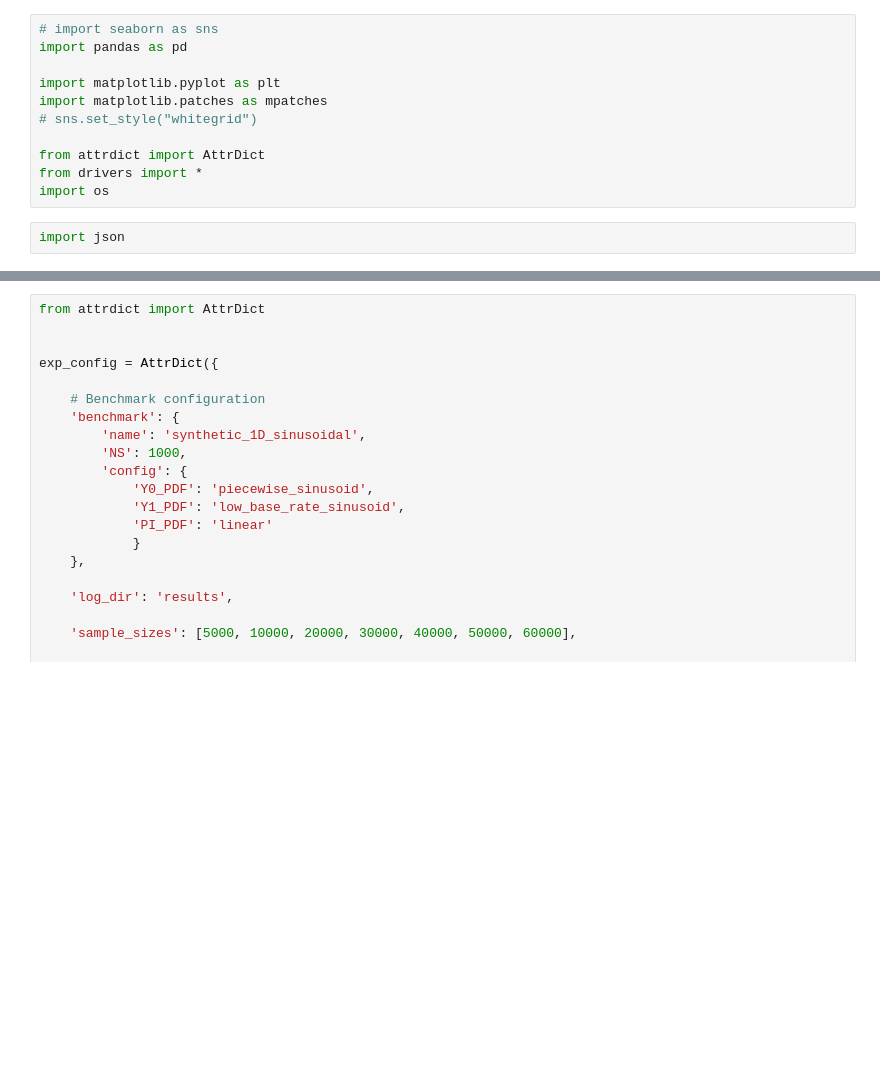
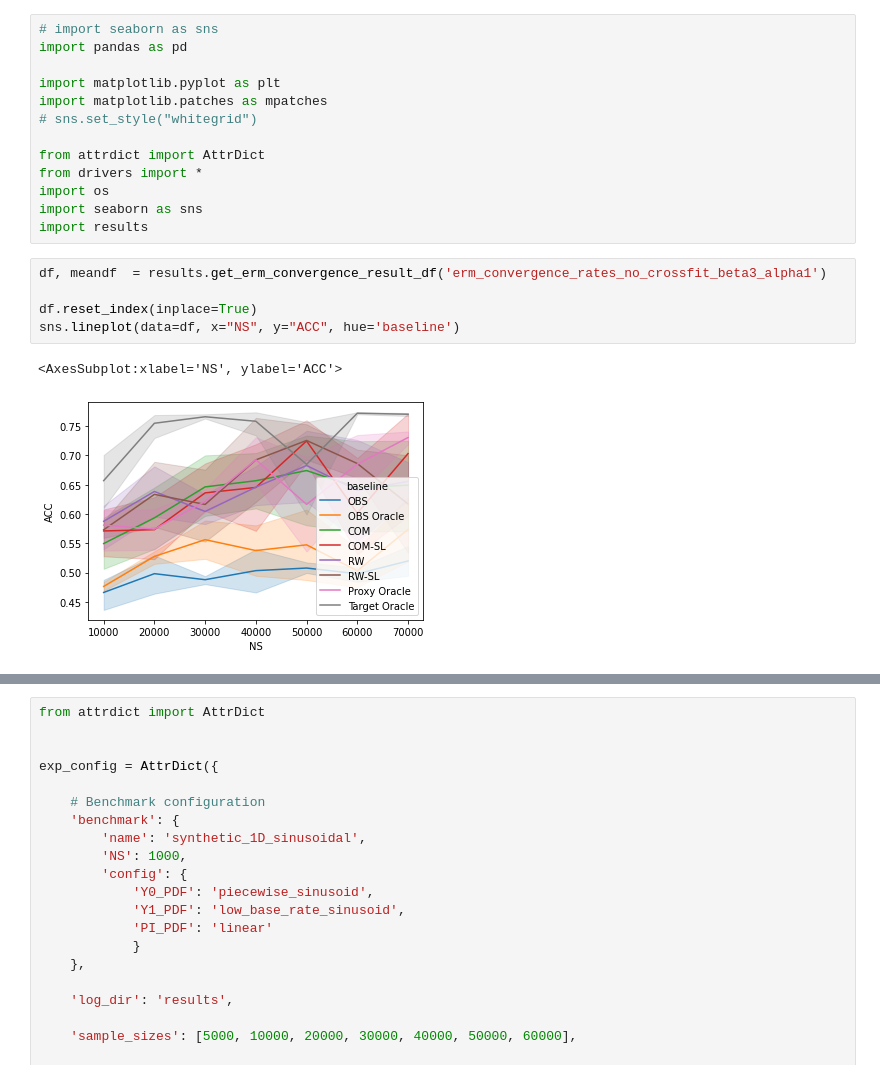
Before and after one commit to lguerdan/counterfactual-decision-support, a Jupyter notebook: notebook_development.ipynb, the cells around one changed output, grey strips where cells are left out. Drawn from its saved outputs; the diff is of its cells as text; blank space fills up the shorter version.

```diff
--- a/notebook_development.ipynb
+++ b/notebook_development.ipynb
@@ -9,5 +9,13 @@ import matplotlib.patches as mpatches
 from attrdict import AttrDict
 from drivers import *
 import os
+import seaborn as sns
+import results
-# %%
-import json
+# %%
+df, meandf  = results.get_erm_convergence_result_df('erm_convergence_rates_no_crossfit_beta3_alpha1')
+
+df.reset_index(inplace=True)
+sns.lineplot(data=df, x="NS", y="ACC", hue='baseline')
+# %% [output]
+<AxesSubplot:xlabel='NS', ylabel='ACC'>
+[figure, added]
```
Also changed, not shown: parts of 2 cells of this notebook, 8 other files.
